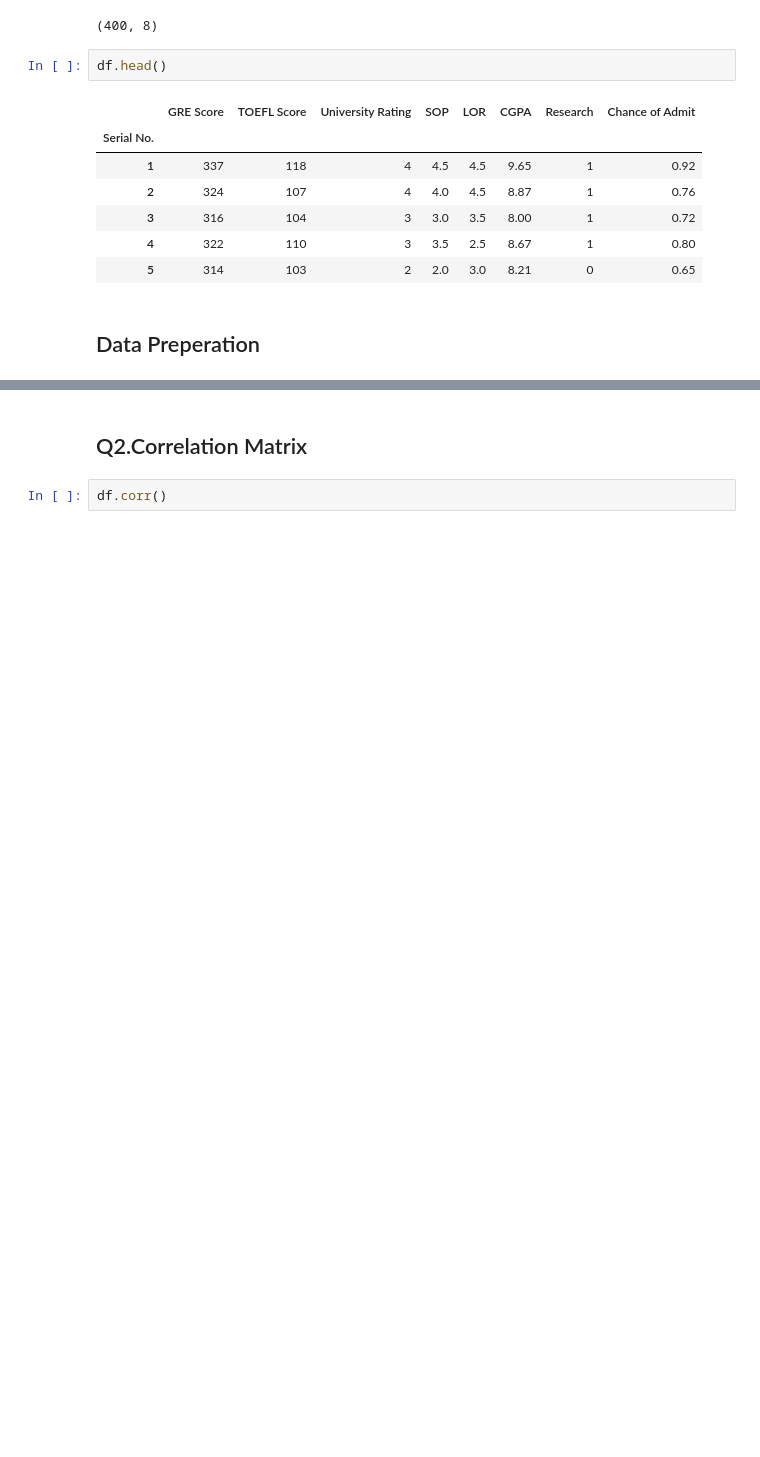
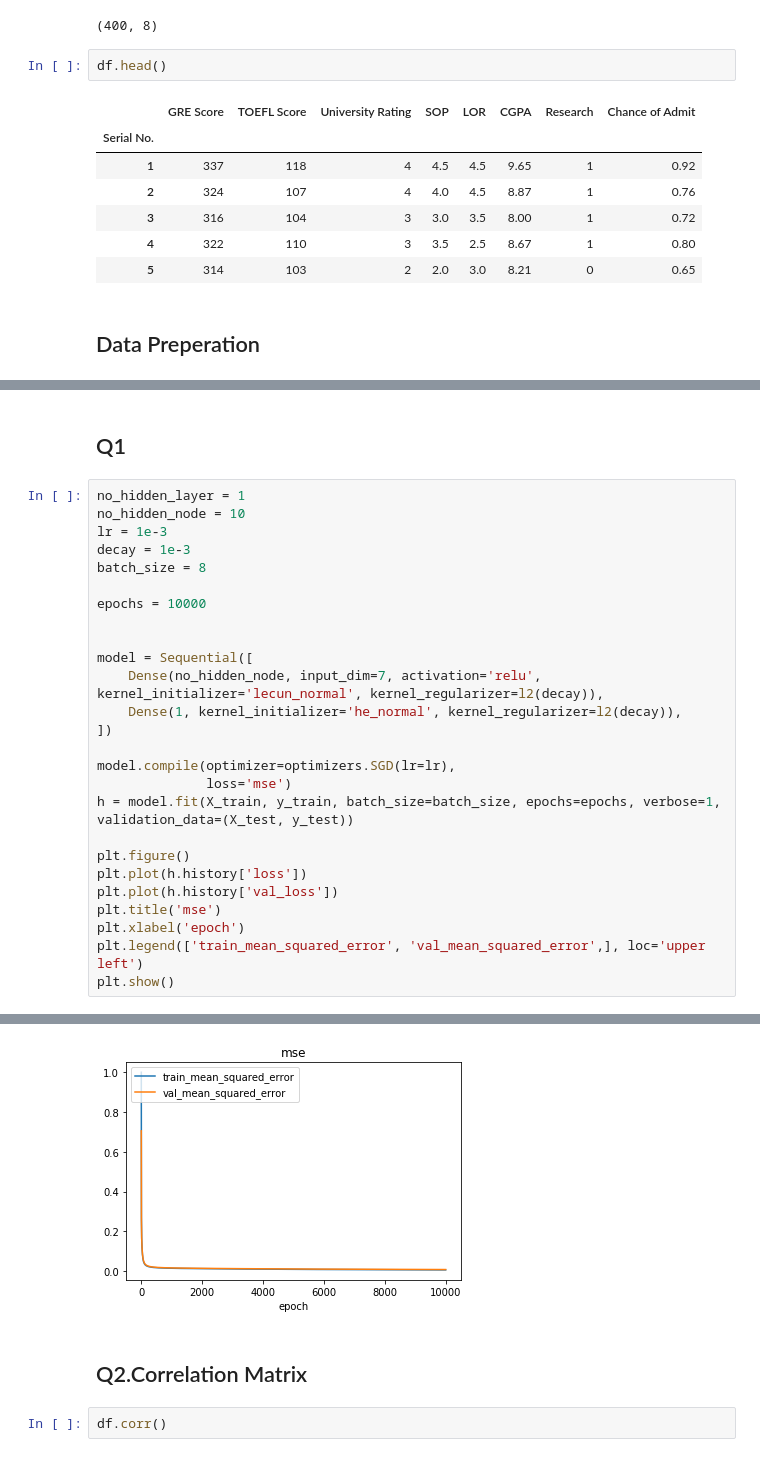
Before and after one commit to Yuhaooooo/CZ4042_Deep_Learning, a Jupyter notebook: assignment1_question_b/question_b.ipynb, the cells around one changed output, grey strips where cells are left out. Cells and saved outputs as stored; diff of their text form; blank space fills up the shorter version.

```diff
--- a/assignment1_question_b/question_b.ipynb
+++ b/assignment1_question_b/question_b.ipynb
@@ -49,0 +59,29 @@ X_train.shape, X_test.shape, y_train.shape, y_test.shape
+# %% [markdown]
+## Q1
+# %%
+no_hidden_layer = 1
+no_hidden_node = 10
+lr = 1e-3
+decay = 1e-3
+batch_size = 8
+
+epochs = 10000
+
+
+model = Sequential([
+    Dense(no_hidden_node, input_dim=7, activation='relu', kernel_initializer='lecun_normal', kernel_regularizer=l2(decay)),
+    Dense(1, kernel_initializer='he_normal', kernel_regularizer=l2(decay)),
+])
+
+model.compile(optimizer=optimizers.SGD(lr=lr),
+              loss='mse')
+h = model.fit(X_train, y_train, batch_size=batch_size, epochs=epochs, verbose=1, validation_data=(X_test, y_test))
+
+plt.figure()
+plt.plot(h.history['loss'])
+plt.plot(h.history['val_loss'])
+plt.title('mse')
+plt.xlabel('epoch')
+plt.legend(['train_mean_squared_error', 'val_mean_squared_error',], loc='upper left')
+plt.show()
+# %% [output]
@@ -50,3 +105,4 @@ X_train.shape, X_test.shape, y_train.shape, y_test.shape
+[figure, added]
 # %% [markdown]
 ## Q2.Correlation Matrix
 # %%
```
Also changed, not shown: parts of 6 cells of this notebook, 1 other file.
